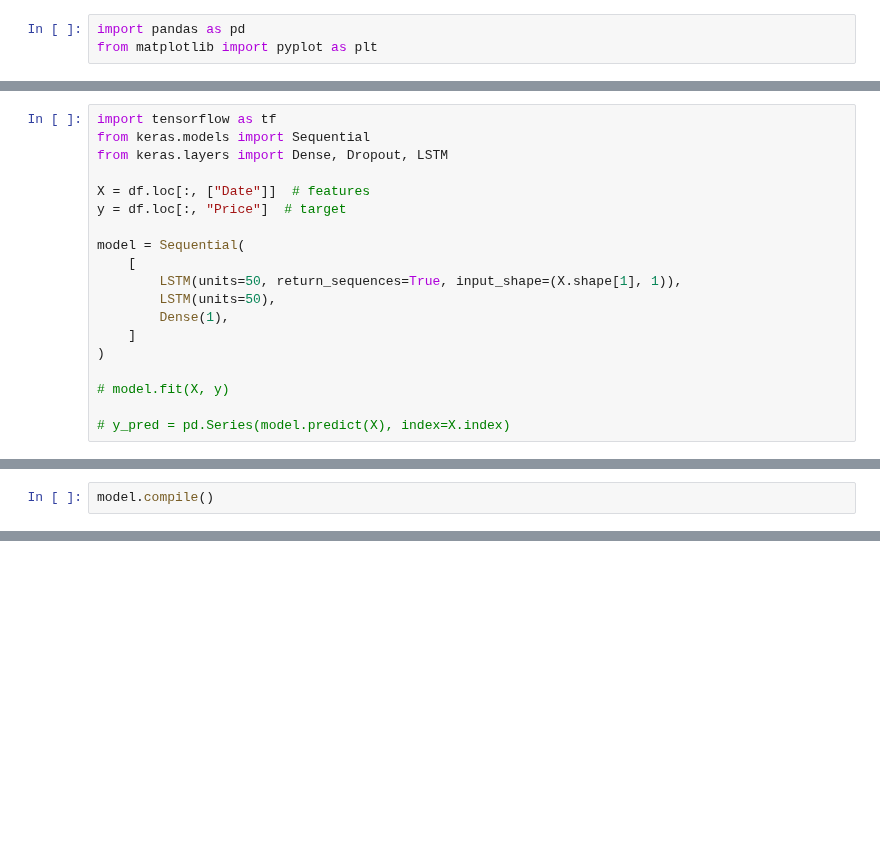
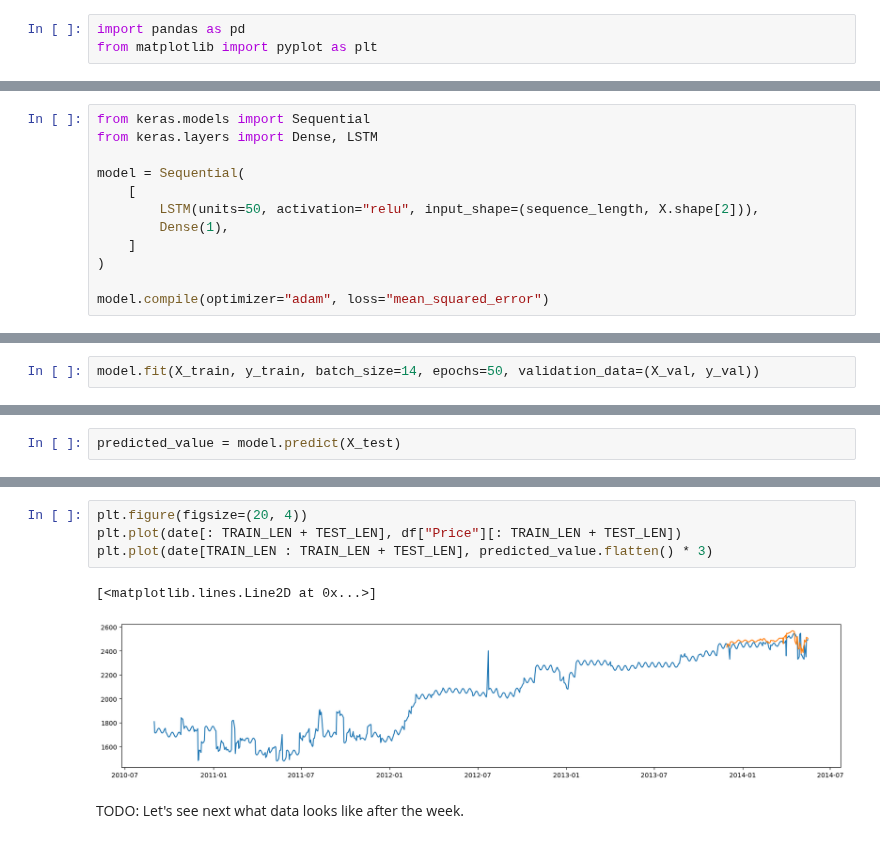
Before and after one commit to Fresh-Fields/ml-official, a Jupyter notebook: forecasting.ipynb, the cells around one changed output, grey strips where cells are left out. Cells and saved outputs as stored; diff of their text form; blank space fills up the shorter version.

```diff
--- a/forecasting.ipynb
+++ b/forecasting.ipynb
@@ -77,19 +61,12 @@ df.to_csv("./data/market/Rice.Nagpur.csv")
 # %%
-import tensorflow as tf
 from keras.models import Sequential
-from keras.layers import Dense, Dropout, LSTM
-
-X = df.loc[:, ["Date"]]  # features
-y = df.loc[:, "Price"]  # target
+from keras.layers import Dense, LSTM
 
 model = Sequential(
     [
-        LSTM(units=50, return_sequences=True, input_shape=(X.shape[1], 1)),
-        LSTM(units=50),
+        LSTM(units=50, activation="relu", input_shape=(sequence_length, X.shape[2])),
         Dense(1),
     ]
 )
 
-# model.fit(X, y)
-
-# y_pred = pd.Series(model.predict(X), index=X.index)
+model.compile(optimizer="adam", loss="mean_squared_error")
@@ -100,2 +72,0 @@ Skipping registering GPU devices...
-# %%
-model.compile()
@@ -106,0 +73,2 @@ ax = y_pred.plot()
+# %%
+model.fit(X_train, y_train, batch_size=14, epochs=50, validation_data=(X_val, y_val))
@@ -106,0 +94,2 @@ ax = y_pred.plot()
+# %%
+predicted_value = model.predict(X_test)
@@ -106,0 +98,9 @@ ax = y_pred.plot()
+# %%
+plt.figure(figsize=(20, 4))
+plt.plot(date[: TRAIN_LEN + TEST_LEN], df["Price"][: TRAIN_LEN + TEST_LEN])
+plt.plot(date[TRAIN_LEN : TRAIN_LEN + TEST_LEN], predicted_value.flatten() * 3)
+# %% [output]
+[<matplotlib.lines.Line2D at 0x...>]
+[figure, added]
+# %% [markdown]
+TODO: Let's see next what data looks like after the week.
```
Also changed, not shown: parts of 16 cells of this notebook, 2 other files.
